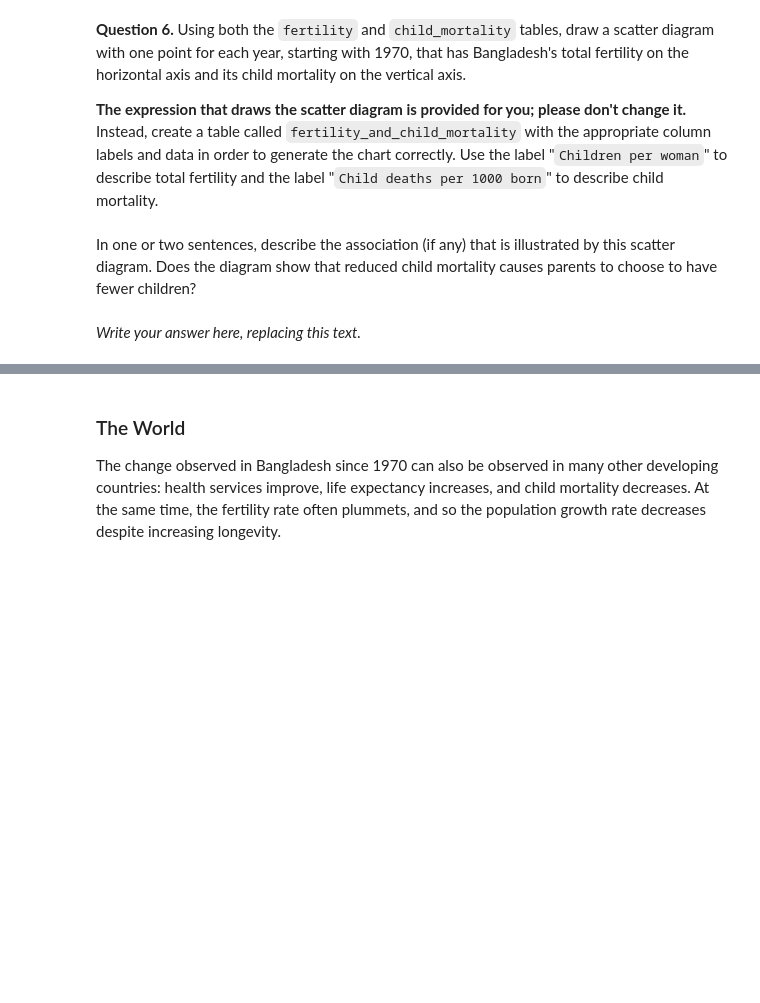
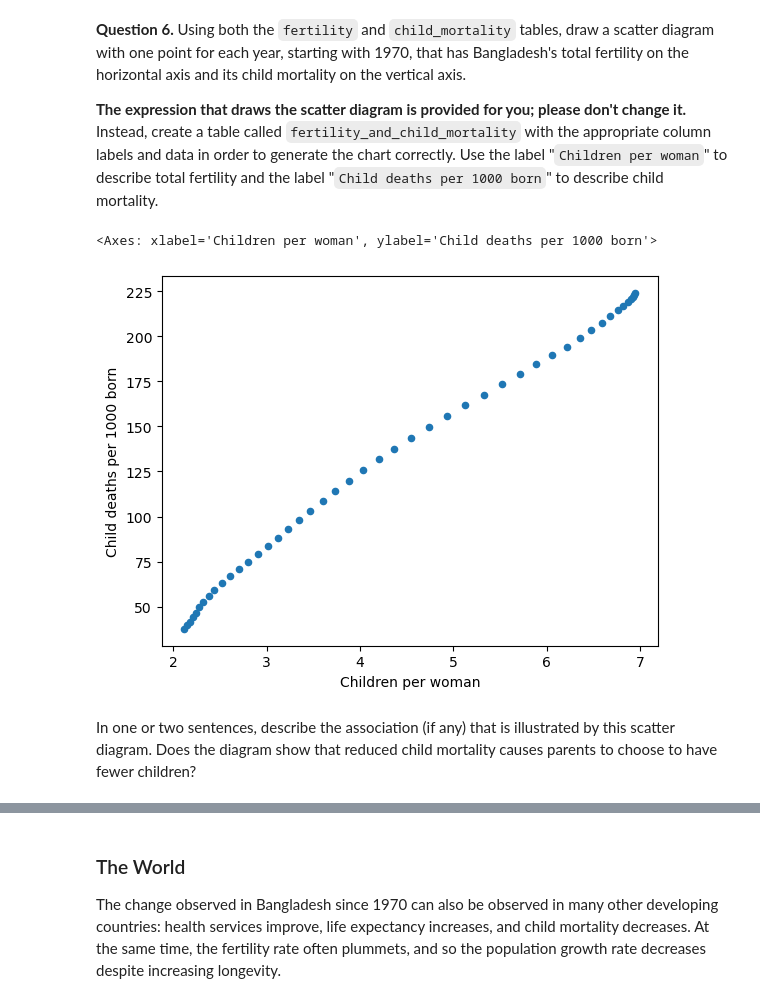
Before and after one commit to JoeFry15/ox-assignment-2, a Jupyter notebook: Second-Assignment.ipynb, the cells around one changed output, grey strips where cells are left out. Drawn from its saved outputs; the diff is of its cells as text; code cells hidden in the pictures; blank space fills up the shorter version.

```diff
--- a/Second-Assignment.ipynb
+++ b/Second-Assignment.ipynb
@@ -191,4 +198,24 @@ fertility_and_child_mortality.plot.scatter(
+# %%
+
+fertility_filtered = fertility[(fertility['geo'] == 'bgd') & (fertility['time'] >= 1970)].drop(['geo'], axis=1)
+child_mortality_filtered = child_mortality[(child_mortality['geo'] == 'bgd') & (child_mortality['time'] >= 1970)].drop(['geo'], axis=1)
+
+
+fertility_and_child_mortality = pd.merge(fertility_filtered, child_mortality_filtered, on=['time']).rename(columns={"children_per_woman_total_fertility": "Children per woman", "child_mortality_0_5_year_olds_dying_per_1000_born": "Child deaths per 1000 born"})
+
+
+fertility_and_child_mortality.head(5)
+
+
+
+
+
+# You should *not* change the statement below
+fertility_and_child_mortality.plot.scatter(
+    'Children per woman', 'Child deaths per 1000 born'
+)
+# %% [output]
+<Axes: xlabel='Children per woman', ylabel='Child deaths per 1000 born'>
+[figure, added]
 # %% [markdown]
 In one or two sentences, describe the association (if any) that is illustrated by this scatter diagram. Does the diagram show that reduced child mortality causes parents to choose to have fewer children?
-# %% [markdown]
-*Write your answer here, replacing this text.*
```
Also changed, not shown: parts of 16 cells of this notebook.
